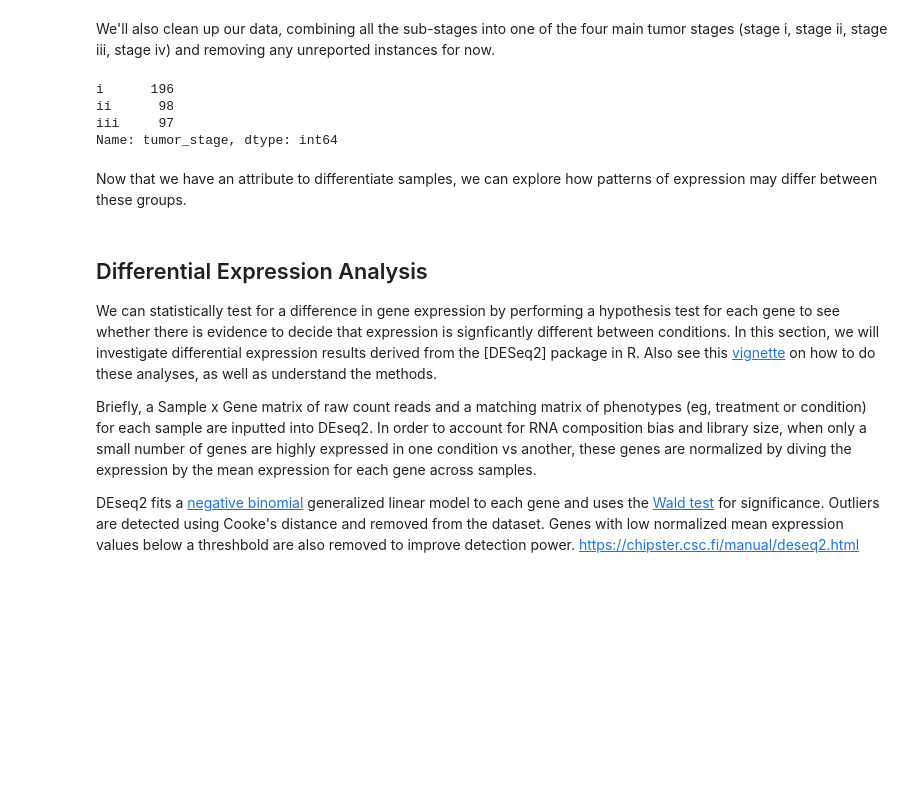
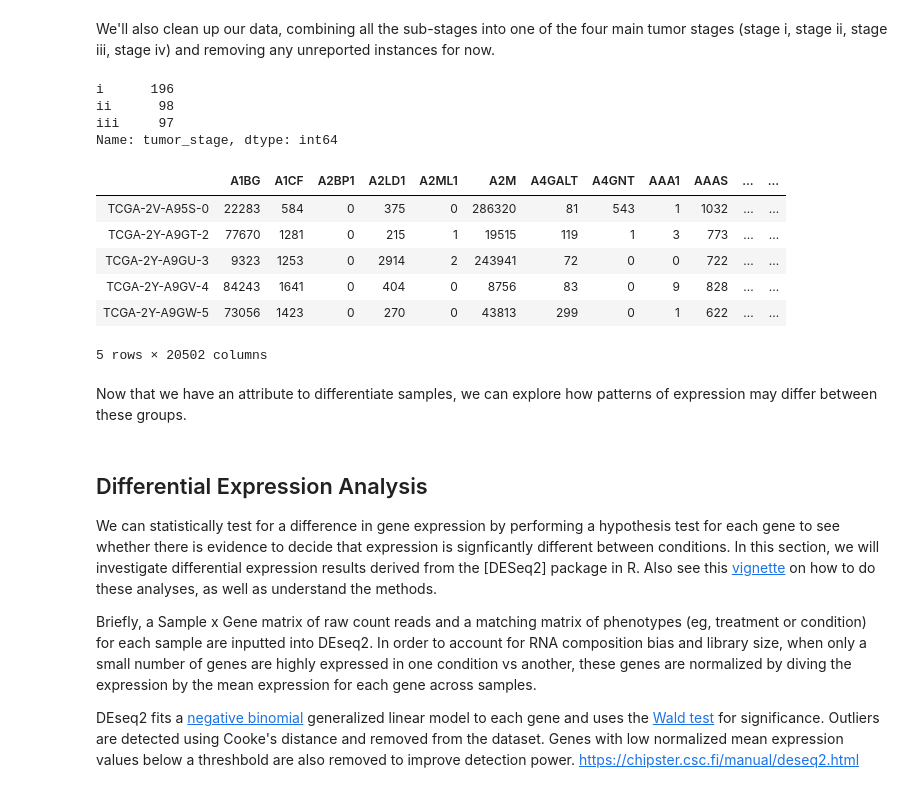
Before and after one commit to sohilsshah91/hacknights, a Jupyter notebook: tcga-series/post/post1_mwe_introduction.ipynb, the cells around one changed output. Cells and saved outputs as stored; diff of their text form; code cells hidden in the pictures; blank space fills up the shorter version.

Commit message:
changing to use full dataframe from notebook

```diff
--- a/tcga-series/post/post1_mwe_introduction.ipynb
+++ b/tcga-series/post/post1_mwe_introduction.ipynb
@@ -338,4 +341,14 @@ i      196
 ii      98
 iii     97
 Name: tumor_stage, dtype: int64
+# %%
+full_df.head()
+# %% [output]
+|  | A1BG | A1CF | A2BP1 | A2LD1 | A2ML1 | A2M | A4GALT | A4GNT | AAA1 | AAAS | ... | ... |
+| TCGA-2V-A95S-0 | 22283 | 584 | 0 | 375 | 0 | 286320 | 81 | 543 | 1 | 1032 | ... | ... |
+| TCGA-2Y-A9GT-2 | 77670 | 1281 | 0 | 215 | 1 | 19515 | 119 | 1 | 3 | 773 | ... | ... |
+| TCGA-2Y-A9GU-3 | 9323 | 1253 | 0 | 2914 | 2 | 243941 | 72 | 0 | 0 | 722 | ... | ... |
+| TCGA-2Y-A9GV-4 | 84243 | 1641 | 0 | 404 | 0 | 8756 | 83 | 0 | 9 | 828 | ... | ... |
+| TCGA-2Y-A9GW-5 | 73056 | 1423 | 0 | 270 | 0 | 43813 | 299 | 0 | 1 | 622 | ... | ... |
+5 rows × 20502 columns
 # %%
```
Also changed, not shown: parts of 5 cells of this notebook, 2 other files.
